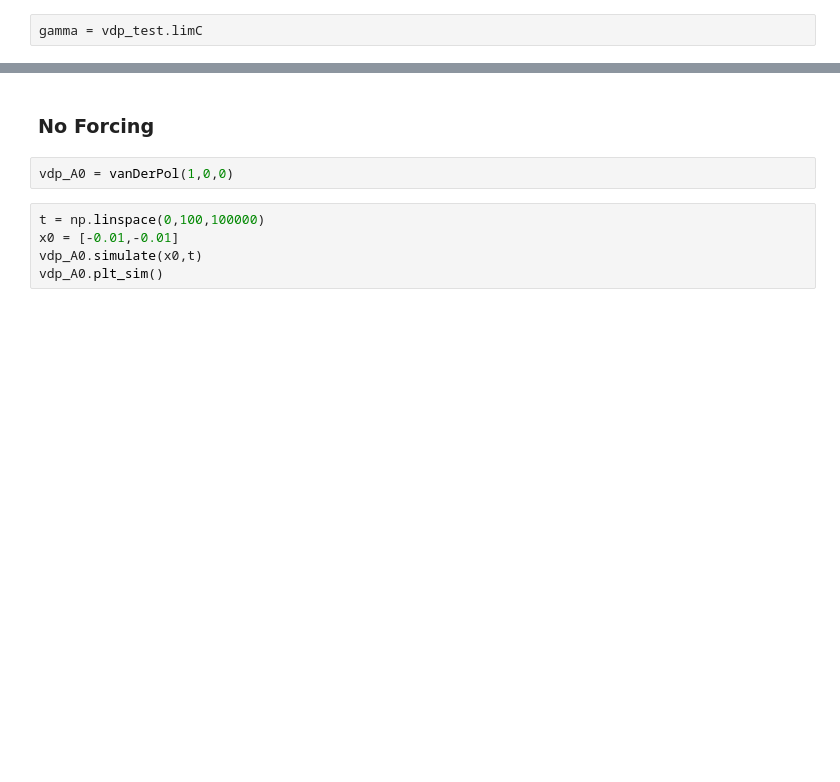
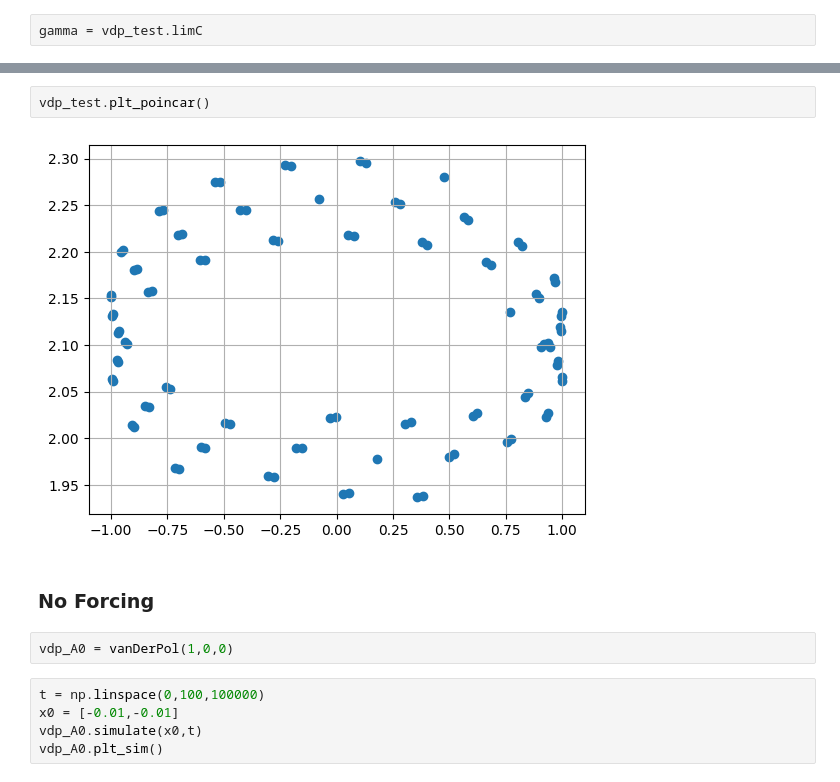
Before and after one commit to michaelStoddard/Chaos, a Jupyter notebook: Projects/vanDerPol.ipynb, the cells around one changed output, grey strips where cells are left out. Drawn from its saved outputs; the diff is of its cells as text; blank space fills up the shorter version.

```diff
--- a/Projects/vanDerPol.ipynb
+++ b/Projects/vanDerPol.ipynb
@@ -513,3 +519,7 @@ gamma = vdp_test.limC
+# %%
+vdp_test.plt_poincar()
+# %% [output]
+[figure, added]
 # %% [markdown]
 ### No Forcing
 # %%
```
Also changed, not shown: parts of 7 cells of this notebook.
